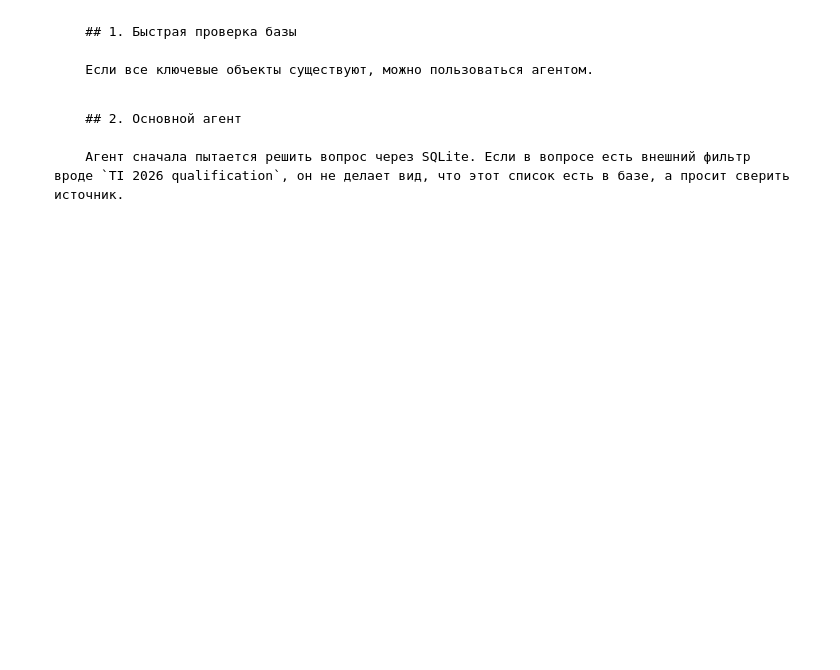
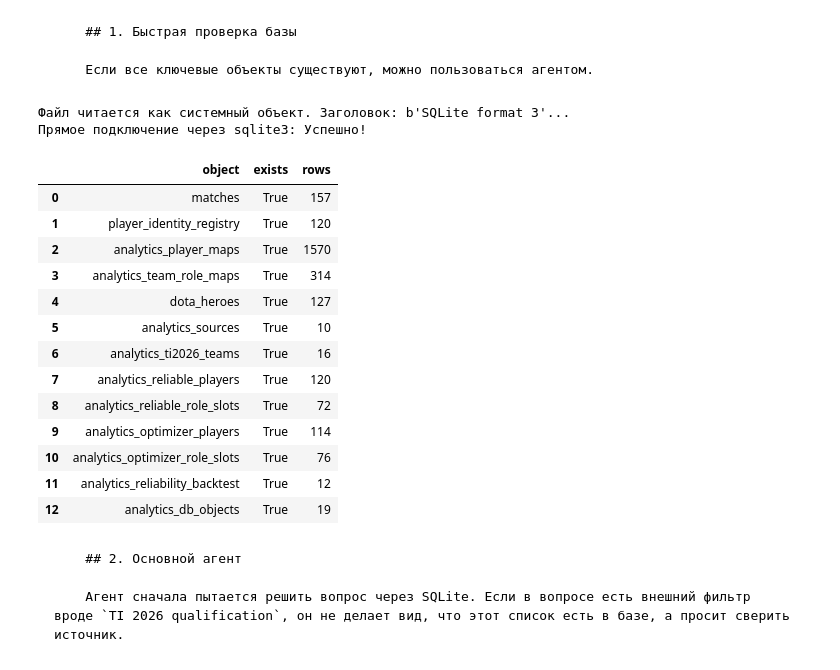
Before and after one commit to Qriznapi/fantasy-analytics, a Jupyter notebook: notebooks/ewc2026_fact_agent_demo.ipynb, the cells around one changed output. Cells and saved outputs as stored; diff of their text form; code cells hidden in the pictures; blank space fills up the shorter version.

```diff
--- a/notebooks/ewc2026_fact_agent_demo.ipynb
+++ b/notebooks/ewc2026_fact_agent_demo.ipynb
@@ -63,3 +150,44 @@ display(db_status())
+# %%
+# Глубокая проверка подключения
+import sqlite3
+import os
+
+try:
+    # 1. Пробуем открыть файл средствами Python напрямую
+    with open(DB_PATH, 'rb') as f:
+        header = f.read(100)
+        print(f"Файл читается как системный объект. Заголовок: {header[:15]}...")
+
+    # 2. Пробуем открыть через sqlite3 с явным URI
+    conn = sqlite3.connect(f"file:{DB_PATH}?mode=rw", uri=True)
+    conn.execute("SELECT 1").fetchone()
+    conn.close()
+    print("Прямое подключение через sqlite3: Успешно!")
+
+    # 3. Проверка через обертку агента
+    status = db_status()
+    display(status)
+except Exception as e:
+    print(f"Критическая ошибка: {e}")
+    print(f"DB_PATH: {DB_PATH}")
+    print(f"Доступные файлы: {os.listdir('/content')}")
+# %% [output]
+Файл читается как системный объект. Заголовок: b'SQLite format 3'...
+Прямое подключение через sqlite3: Успешно!
+|  | object | exists | rows |
+| 0 | matches | True | 157 |
+| 1 | player_identity_registry | True | 120 |
+| 2 | analytics_player_maps | True | 1570 |
+| 3 | analytics_team_role_maps | True | 314 |
+| 4 | dota_heroes | True | 127 |
+| 5 | analytics_sources | True | 10 |
+| 6 | analytics_ti2026_teams | True | 16 |
+| 7 | analytics_reliable_players | True | 120 |
+| 8 | analytics_reliable_role_slots | True | 72 |
+| 9 | analytics_optimizer_players | True | 114 |
+| 10 | analytics_optimizer_role_slots | True | 76 |
+| 11 | analytics_reliability_backtest | True | 12 |
+| 12 | analytics_db_objects | True | 19 |
 # %% [markdown]
         ## 2. Основной агент
 
```
Also changed, not shown: parts of 15 cells of this notebook, 19 other files.
